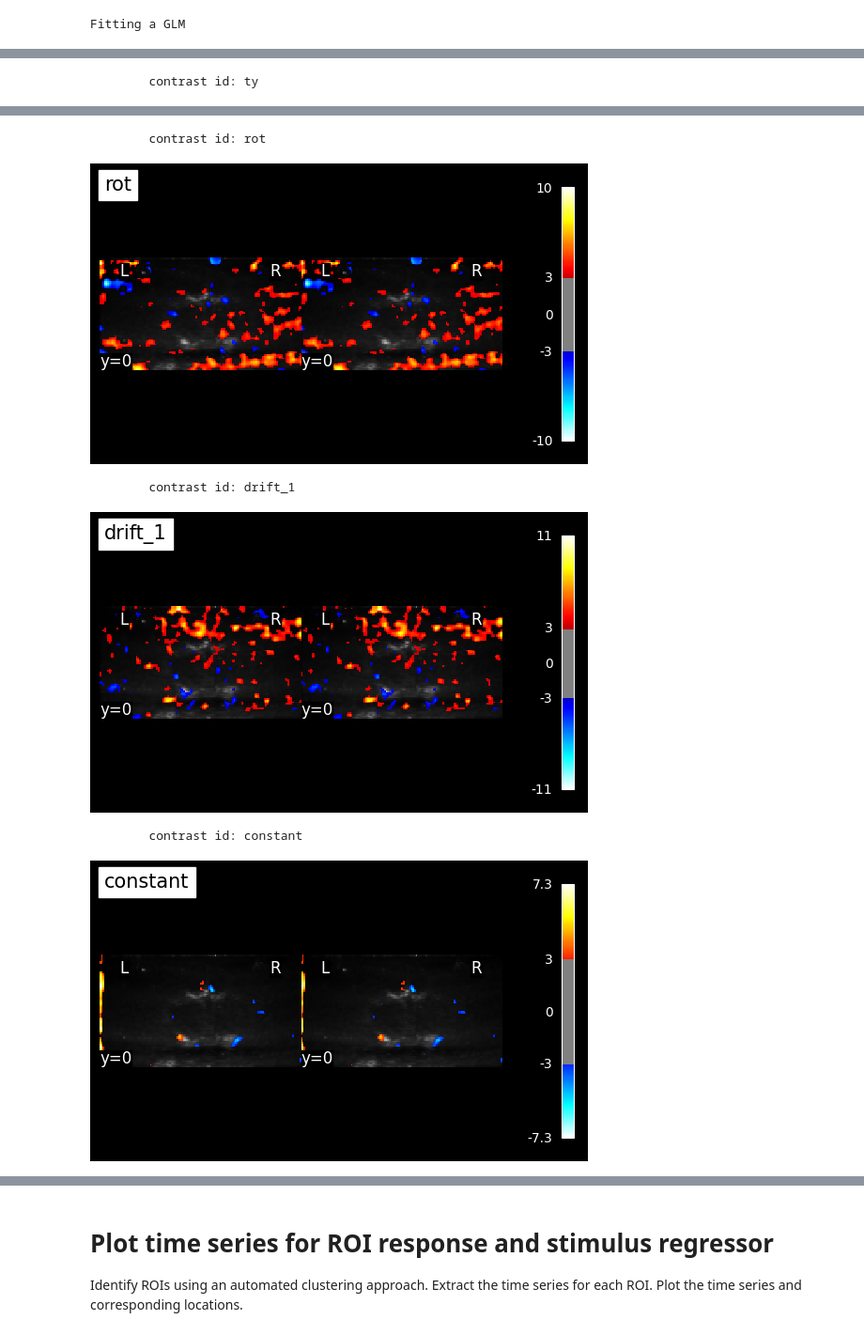
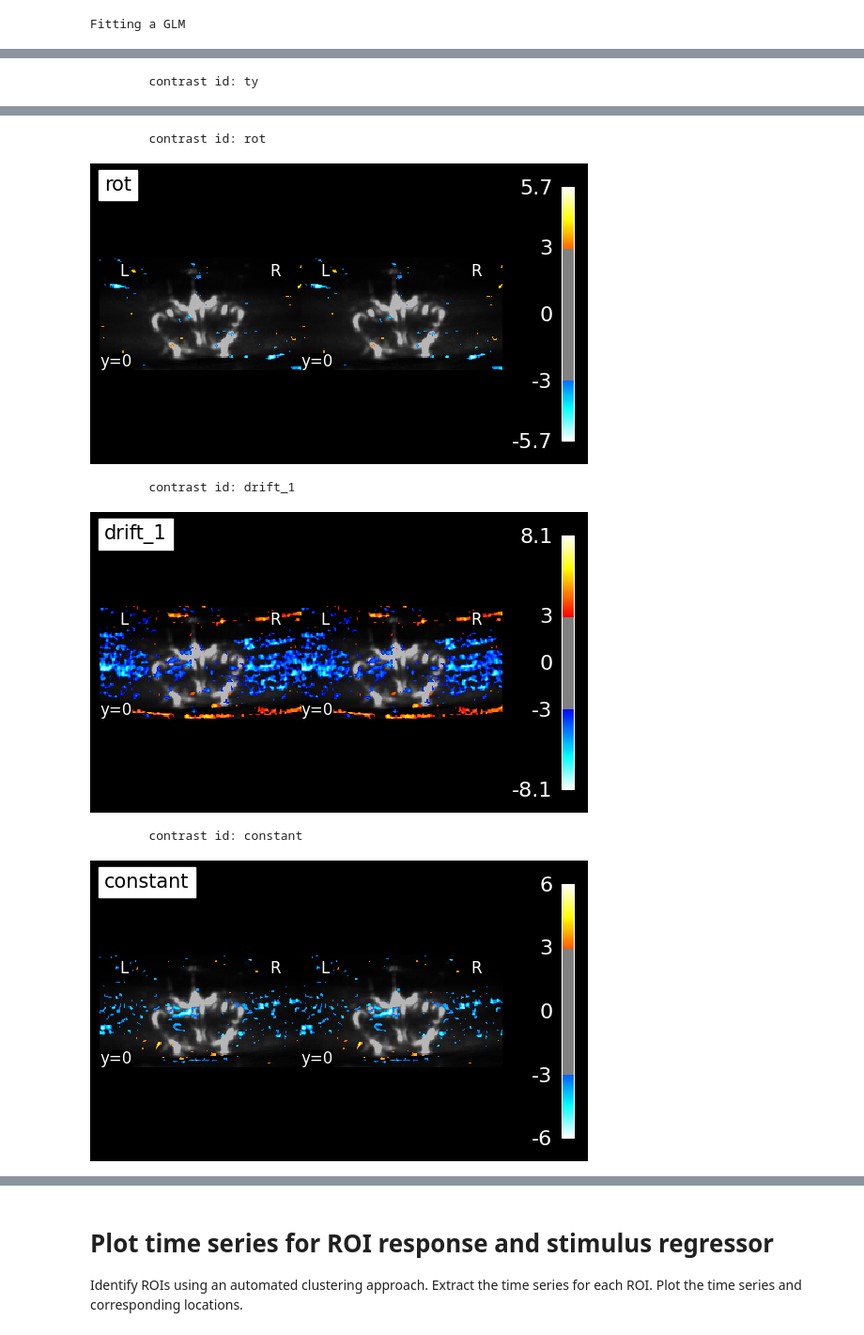
Before and after one commit to ClaireNastaskin/processing_fusi, a Jupyter notebook: Experiments/process_caltech_eventstream.ipynb, the cells around one changed output, grey strips where cells are left out. Shown: that part at 94% size. Saved outputs shown, nothing was run; the diff lists cells and outputs as text; code cells hidden in the pictures.

Commit message:
Allow for temporal smoothing
Temporal smoothing

```diff
--- a/Experiments/process_caltech_eventstream.ipynb
+++ b/Experiments/process_caltech_eventstream.ipynb
@@ -101,6 +91,6 @@ python -m mangrove.io.convert.beamformed_to_doppler input_mode=experiments_root_
 # %%
 # Create the events data structure to create a design matrix
-fusi_info=utils.load_fUSi_info(dm.power_doppler_path,num_tissue_components=50)
+fusi_info=utils.load_fUSi_info(dm.power_doppler_path,num_tissue_components=70)
 # task_info=utils.process_task_log(dm.log_file_path,fusi_info,timeoffset=time_zone_offset)
 # events=utils.calculate_stimulus_events(task_info)
 # Add a specified offset to the event times
@@ -310,0 +300,25 @@ nifti_data.shape
+# %%
+# Define the smoothing function
+def temporal_smoothing(data, window_size):
+    # Initialize the smoothed data array
+    temp_smooth_data = np.zeros_like(data)
+
+    # Apply the smoothing
+    for t in range(data.shape[3]):
+        start_index = max(0, t - window_size // 2)
+        end_index = min(data.shape[3], t + window_size // 2 + 1)
+        temp_smooth_data[:, :, :, t] = np.mean(data[:, :, :, start_index:end_index], axis=3)
+
+    return temp_smooth_data
+
+# Set the window size for smoothing
+smoothing_window_size = 5  # This can be adjusted as needed
+
+# Apply the smoothing function to the data
+temp_smooth_data = temporal_smoothing(fusi_data, smoothing_window_size)
+
+# Convert the smoothed data back into a Nifti image
+smoothed_nifti_img = nib.Nifti1Image(temp_smooth_data, affine)
+smoothed_nifti_img.to_filename(dm.fUSI_data_path/"smoothed_fUSi_data.nii.gz")
+smoothed_nifti_data=image.load_img(dm.fUSI_data_path/"smoothed_fUSi_data.nii.gz")
+smoothed_nifti_data.shape
@@ -331,11 +347,22 @@ fmri_glm = fmri_glm.fit(nifti_data, design_matrices=design_matrix)
 Fitting a GLM
 # %%
 from nilearn import plotting
-from nilearn.image import concat_imgs, mean_img, resample_img
+from nilearn.image import concat_imgs, mean_img, resample_img, new_img_like
+
+nifti_data = smoothed_nifti_data # if we want to use the smooth data
 
 print("Computing contrasts")
+mean_image = mean_img(nifti_data) # mean doppler image
 
-mean_image = mean_img(nifti_data)
+# Increase the intensity of the mean_image (doppler)
+data = mean_image.get_fdata()
+scaled_data = (data - data.min()) / (data.max() - data.min())  # Normalize the data to 0-1
+enhanced_data = scaled_data * 4  # Scale the normalized data to increase intensity
+enhanced_data[enhanced_data > 1] = 1  # Clip values to maintain them within [0, 1]
+
+# Create a new Nifti image with the enhanced data
+enhanced_mean_image = new_img_like(mean_image, enhanced_data)
+
 # Iterate on contrasts
 for contrast_id, contrast_val in basic_contrasts.items():
     print(f"\tcontrast id: {contrast_id}")
@@ -346,7 +373,7 @@ for contrast_id, contrast_val in basic_contrasts.items():
     # a threshold of 3.0 is used, more sophisticated choices are possible
     plotting.plot_stat_map(
         z_map,
-        bg_img=mean_image,
+        bg_img=enhanced_mean_image,
         threshold=3,
 
         display_mode="y",
@@ -366,6 +393,6 @@ Too many cuts requested for the data: n_cuts=7, data size=2.
         contrast id: rot
-[figure, old version]
+[figure, new version]
         contrast id: drift_1
-[figure, old version]
+[figure, new version]
         contrast id: constant
-[figure, old version]
+[figure, new version]
```
Also changed, not shown: parts of 18 cells of this notebook, 9 other files.
